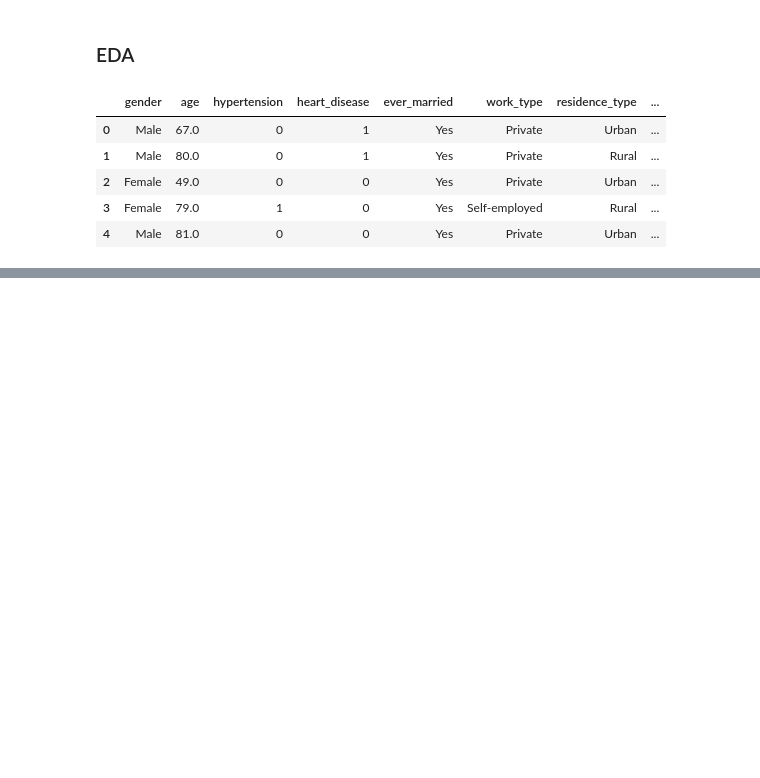
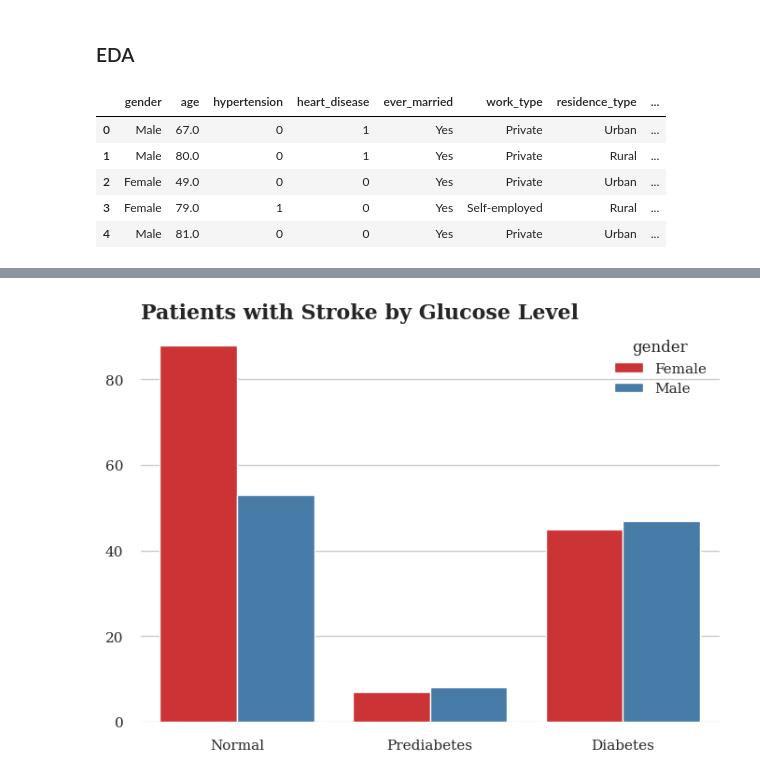
Before and after one commit to emirhansilsupur/brain-stroke-prediction, a Jupyter notebook: brain_stroke.ipynb, the cells around one changed output, grey strips where cells are left out. Drawn from its saved outputs; the diff is of its cells as text; code cells hidden in the pictures; blank space fills up the shorter version.

```diff
--- a/brain_stroke.ipynb
+++ b/brain_stroke.ipynb
@@ -583,0 +511,4 @@ Text(0.0, 1.0, 'Total Stroke and Smoking Status by Gender')
+# %%
+bivariate_plot(eda_data,"avg_glucose_level_bin","stroke","gender","Patients with Stroke by Glucose Level")
+# %% [output]
+[figure, added]
```
Also changed, not shown: parts of 20 cells of this notebook.
